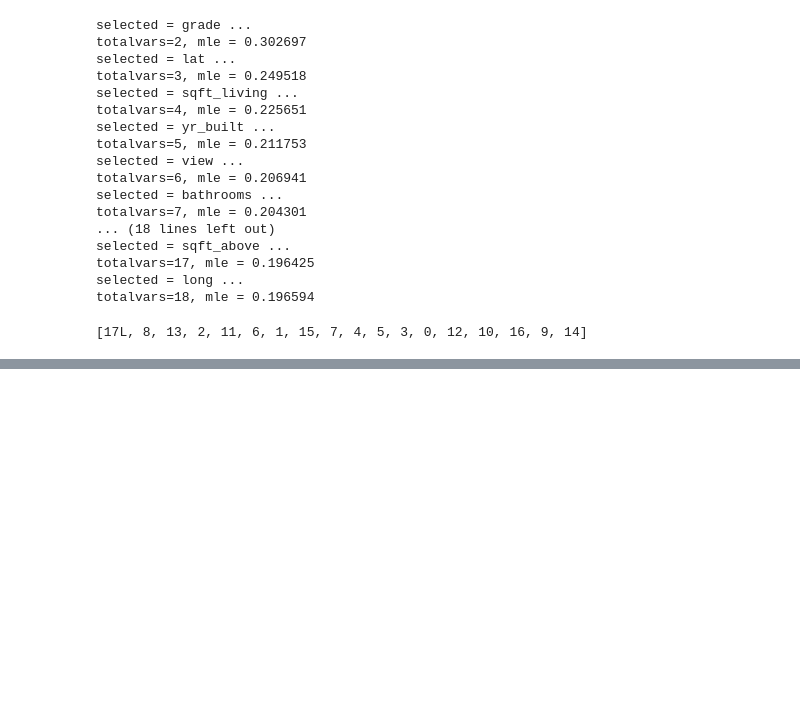
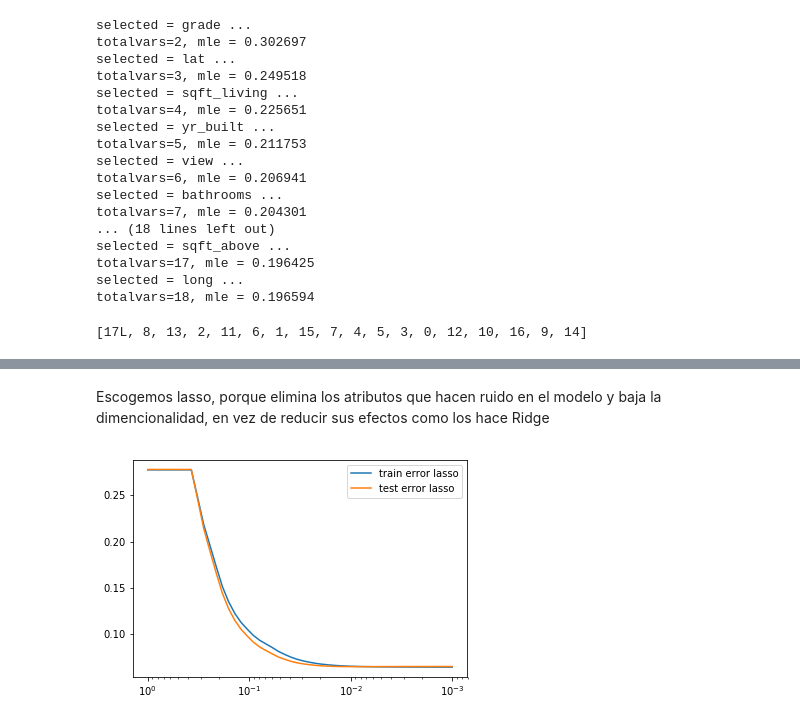
Before and after one commit to AlfredoAlfi/MachineLearning1, a Jupyter notebook: Tarea1_Machine_Learning.ipynb, the cells around one changed output, grey strips where cells are left out. Drawn from its saved outputs; the diff is of its cells as text; code cells hidden in the pictures; blank space fills up the shorter version.

```diff
--- a/Tarea1_Machine_Learning.ipynb
+++ b/Tarea1_Machine_Learning.ipynb
@@ -283,0 +337,26 @@ totalvars=18, mle = 0.196594
+# %% [markdown]
+<p>Escogemos lasso, porque elimina los atributos que hacen ruido en el modelo y baja la dimencionalidad, en vez de reducir sus efectos como los hace Ridge</p>
+# %%
+Xtest = X2[np.logical_not(istrain)]
+ytest = y[np.logical_not(istrain)]
+alphas_ = np.logspace(0,-3,base=10)
+coefs = []
+model = Lasso(fit_intercept=True)
+mse_test = []
+mse_train = []
+for a in alphas_:
+    model.set_params(alpha=a)
+    model.fit(Xtrain, ytrain)
+    yhat_train = model.predict(Xtrain)
+    yhat_test = model.predict(Xtest)
+    mse_train.append(np.mean(np.power(yhat_train - ytrain, 2)))
+    mse_test.append(np.mean(np.power(yhat_test - ytest, 2)))
+ax = plt.gca()
+ax.plot(alphas_,mse_train,label='train error lasso')
+ax.plot(alphas_,mse_test,label='test error lasso')
+plt.legend(loc=1)
+ax.set_xscale('log')
+ax.set_xlim(ax.get_xlim()[::-1])
+plt.show()
+# %% [output]
+[figure, added]
```
Also changed, not shown: parts of 14 cells of this notebook.
